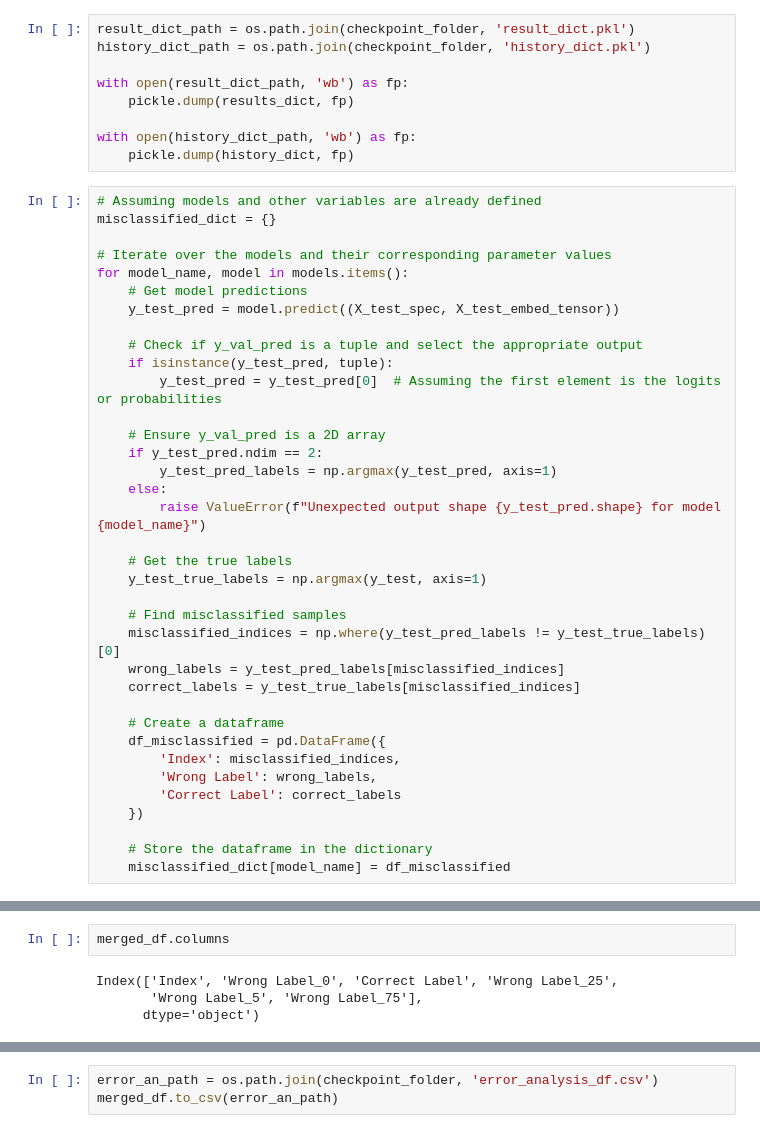
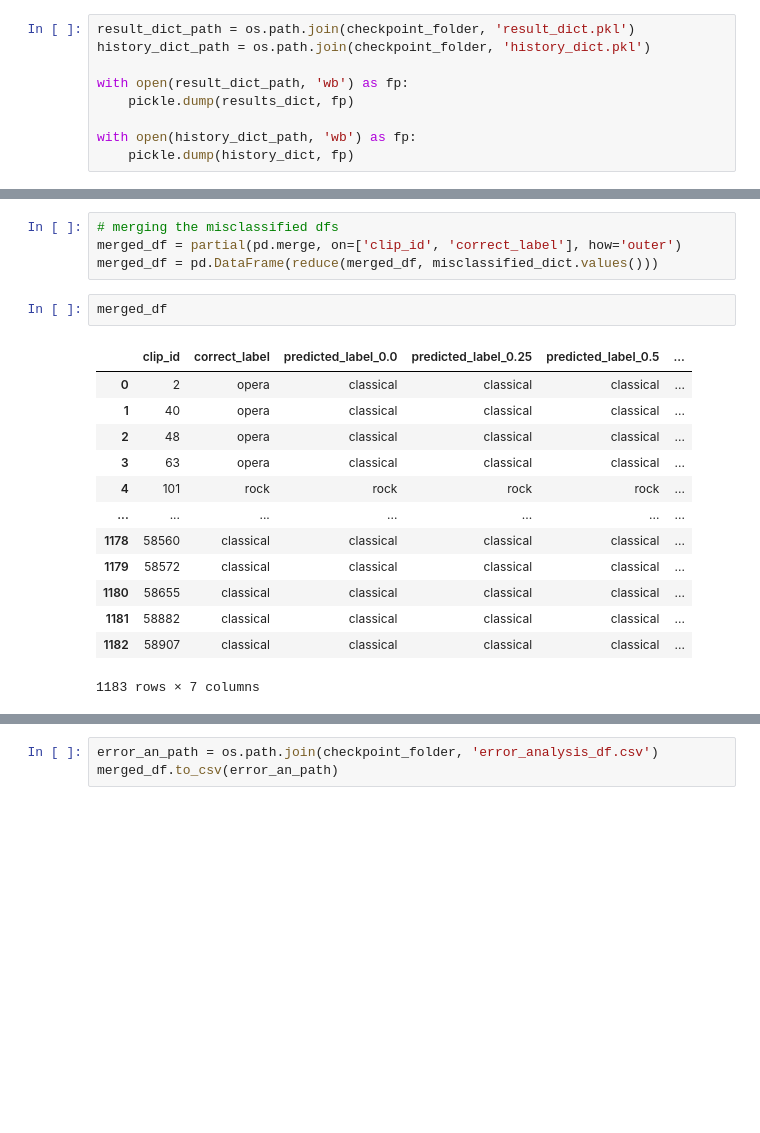
Before and after one commit to menduv/Thesis, a Jupyter notebook: experiments/CNN_magni_w_latentregularisation_gridserach_128.ipynb, the cells around one changed output, grey strips where cells are left out. Cells and saved outputs as stored; diff of their text form; blank space fills up the shorter version.

```diff
--- a/experiments/CNN_magni_w_latentregularisation_gridserach_128.ipynb
+++ b/experiments/CNN_magni_w_latentregularisation_gridserach_128.ipynb
@@ -626,39 +617,3 @@ with open(result_dict_path, 'wb') as fp:
 
 with open(history_dict_path, 'wb') as fp:
     pickle.dump(history_dict, fp)
-# %%
-# Assuming models and other variables are already defined
-misclassified_dict = {}
-
-# Iterate over the models and their corresponding parameter values
-for model_name, model in models.items():
-    # Get model predictions
-    y_test_pred = model.predict((X_test_spec, X_test_embed_tensor))
-
-    # Check if y_val_pred is a tuple and select the appropriate output
-    if isinstance(y_test_pred, tuple):
-        y_test_pred = y_test_pred[0]  # Assuming the first element is the logits or probabilities
-
-    # Ensure y_val_pred is a 2D array
-    if y_test_pred.ndim == 2:
-        y_test_pred_labels = np.argmax(y_test_pred, axis=1)
-    else:
-        raise ValueError(f"Unexpected output shape {y_test_pred.shape} for model {model_name}")
-
-    # Get the true labels
-    y_test_true_labels = np.argmax(y_test, axis=1)
-
-    # Find misclassified samples
-    misclassified_indices = np.where(y_test_pred_labels != y_test_true_labels)[0]
-    wrong_labels = y_test_pred_labels[misclassified_indices]
-    correct_labels = y_test_true_labels[misclassified_indices]
-
-    # Create a dataframe
-    df_misclassified = pd.DataFrame({
-        'Index': misclassified_indices,
-        'Wrong Label': wrong_labels,
-        'Correct Label': correct_labels
-    })
-
-    # Store the dataframe in the dictionary
-    misclassified_dict[model_name] = df_misclassified
@@ -734,6 +620,20 @@ merged_df
+# %%
+# merging the misclassified dfs
+merged_df = partial(pd.merge, on=['clip_id', 'correct_label'], how='outer')
+merged_df = pd.DataFrame(reduce(merged_df, misclassified_dict.values()))
 # %%
-merged_df.columns
+merged_df
 # %% [output]
+|  | clip_id | correct_label | predicted_label_0.0 | predicted_label_0.25 | predicted_label_0.5 | ... |
+| 0 | 2 | opera | classical | classical | classical | ... |
+| 1 | 40 | opera | classical | classical | classical | ... |
+| 2 | 48 | opera | classical | classical | classical | ... |
+| 3 | 63 | opera | classical | classical | classical | ... |
+| 4 | 101 | rock | rock | rock | rock | ... |
+| ... | ... | ... | ... | ... | ... | ... |
+| 1178 | 58560 | classical | classical | classical | classical | ... |
+| 1179 | 58572 | classical | classical | classical | classical | ... |
+| 1180 | 58655 | classical | classical | classical | classical | ... |
+| 1181 | 58882 | classical | classical | classical | classical | ... |
+| 1182 | 58907 | classical | classical | classical | classical | ... |
-Index(['Index', 'Wrong Label_0', 'Correct Label', 'Wrong Label_25',
-       'Wrong Label_5', 'Wrong Label_75'],
-      dtype='object')
+1183 rows × 7 columns
```
Also changed, not shown: parts of 20 cells of this notebook, 2 other files.
